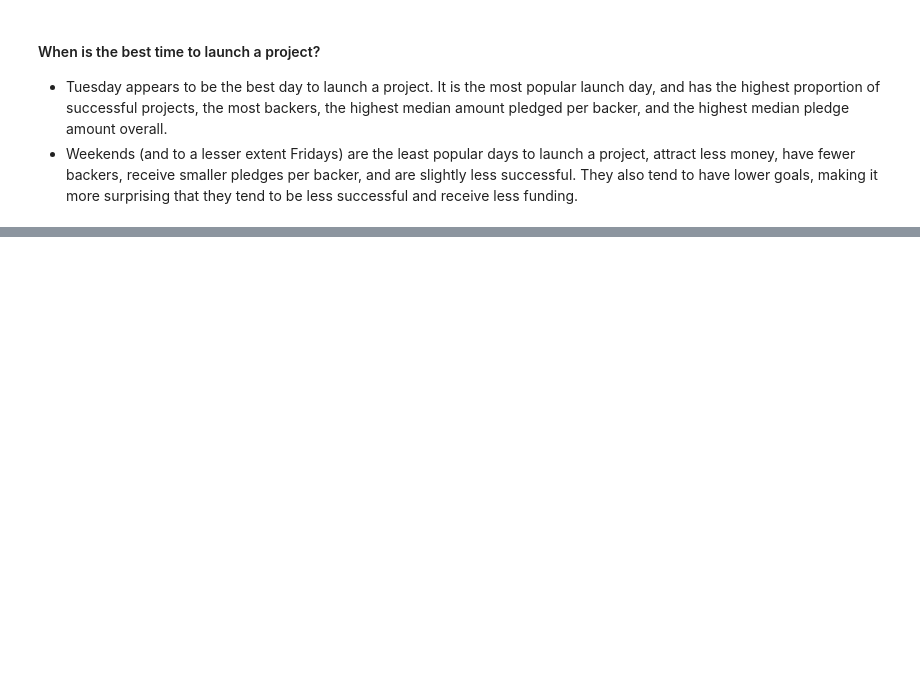
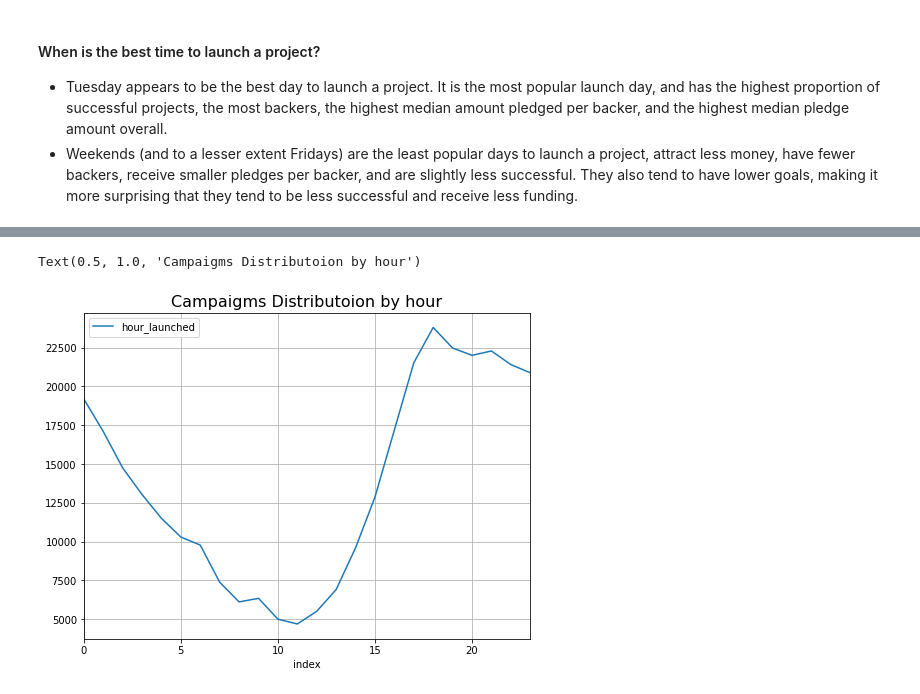
Before and after one commit to Nadinma/Kickstarter-projects, a Jupyter notebook: kickstarter_capstone.ipynb, the cells around one changed output, grey strips where cells are left out. Saved outputs shown, nothing was run; the diff lists cells and outputs as text; code cells hidden in the pictures; blank space fills up the shorter version.

```diff
--- a/kickstarter_capstone.ipynb
+++ b/kickstarter_capstone.ipynb
@@ -378,0 +410,14 @@ goal_reached = success_projects_2018['usd_pledged_real']
+# %%
+#fig, axes = plt.subplots(nrows=3, ncols=2, figsize=(15, 15))
+#axe = axes.ravel()
+
+launched_hour = df_kaggel_2018['hour_launched'].value_counts()
+launched_hour = launched_hour.reset_index()
+launched_hour = launched_hour.sort_values(by=['index'])
+ax = launched_hour.plot(x = 'index', y=['hour_launched'], figsize = (8,6), grid=True)
+ax.set_ylabel = ('Projects Number')
+ax.set_xlabel = ("Hour")
+ax.set_title('Campaigms Distributoion by hour', fontsize=16)
+# %% [output]
+Text(0.5, 1.0, 'Campaigms Distributoion by hour')
+[figure, added]
```
Also changed, not shown: parts of 14 cells of this notebook.
